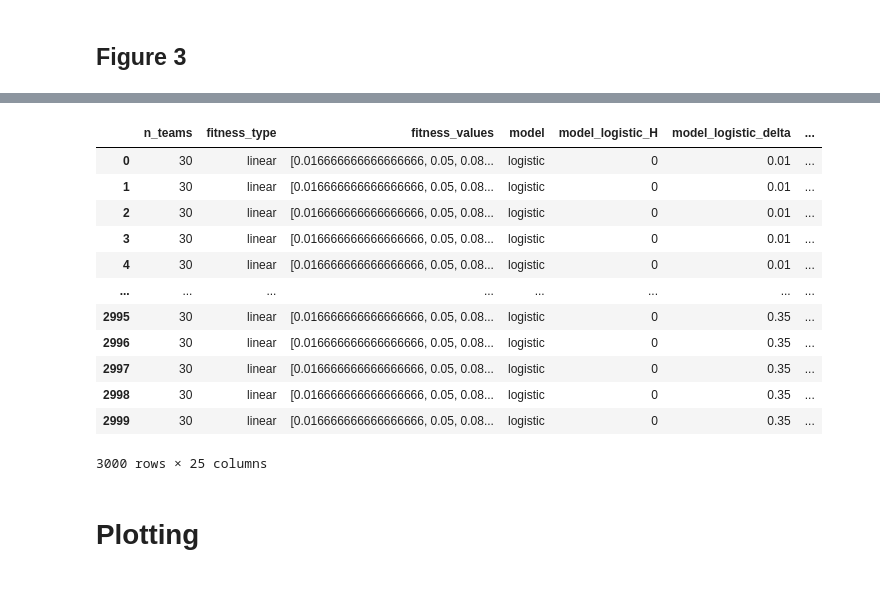
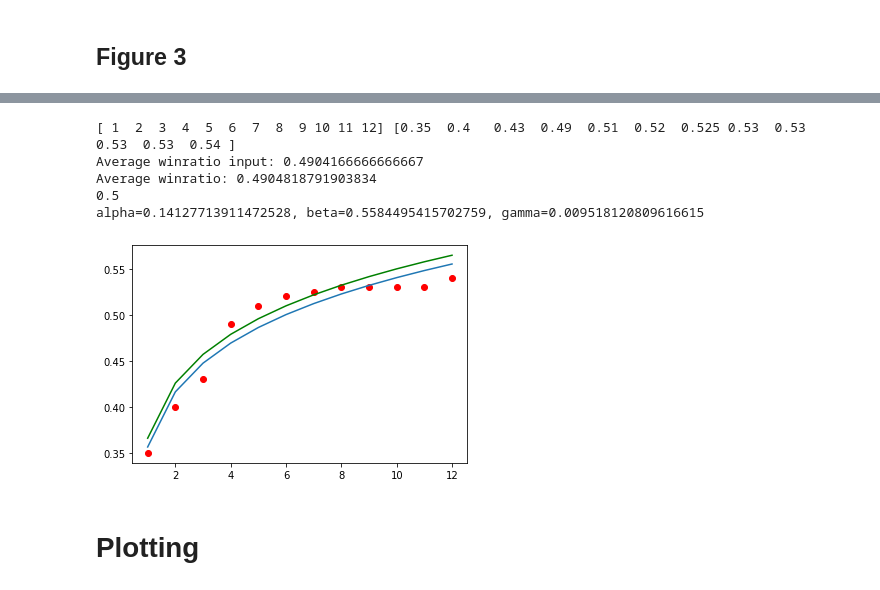
Before and after one commit to nicolas-kuechler/eth-sports-networks-2021, a Jupyter notebook: project.ipynb, the cells around one changed output, grey strips where cells are left out. Drawn from its saved outputs; the diff is of its cells as text; code cells hidden in the pictures.

Commit message:
Intermediate commit Add start of fitness level fitting

```diff
--- a/project.ipynb
+++ b/project.ipynb
@@ -436,16 +434,0 @@ TypeError: 'Series' object is not callable
-# %%
-display(df)
-# %% [output]
-|  | n_teams | fitness_type | fitness_values | model | model_logistic_H | model_logistic_delta | ... |
-| 0 | 30 | linear | [0.016666666666666666, 0.05, 0.08... | logistic | 0 | 0.01 | ... |
-| 1 | 30 | linear | [0.016666666666666666, 0.05, 0.08... | logistic | 0 | 0.01 | ... |
-| 2 | 30 | linear | [0.016666666666666666, 0.05, 0.08... | logistic | 0 | 0.01 | ... |
-| 3 | 30 | linear | [0.016666666666666666, 0.05, 0.08... | logistic | 0 | 0.01 | ... |
-| 4 | 30 | linear | [0.016666666666666666, 0.05, 0.08... | logistic | 0 | 0.01 | ... |
-| ... | ... | ... | ... | ... | ... | ... | ... |
-| 2995 | 30 | linear | [0.016666666666666666, 0.05, 0.08... | logistic | 0 | 0.35 | ... |
-| 2996 | 30 | linear | [0.016666666666666666, 0.05, 0.08... | logistic | 0 | 0.35 | ... |
-| 2997 | 30 | linear | [0.016666666666666666, 0.05, 0.08... | logistic | 0 | 0.35 | ... |
-| 2998 | 30 | linear | [0.016666666666666666, 0.05, 0.08... | logistic | 0 | 0.35 | ... |
-| 2999 | 30 | linear | [0.016666666666666666, 0.05, 0.08... | logistic | 0 | 0.35 | ... |
-3000 rows × 25 columns
@@ -451,0 +466,64 @@ display(df)
+# %%
+def nonlinear_fitness_model(theta, i, N, gamma=0.0):
+    """
+    N is fixed
+    gamma is set after tweaking alpha and beta to normalize.
+    """
+    alpha, beta = theta[0], theta[1]
+    # print(alpha, beta)
+    return beta * np.power((i - 0.5) / N, alpha) + gamma
+    # return theta[0] / (1 + np.exp(- theta[1] * (t - theta[2])))
+
+
+def fit_nonlinear_model(df, visualize=False):
+
+    # Prepare datapoints
+    N = df['rank'].count()
+    X = df['rank'].values
+    Y = df['win_ratio'].values
+    def fun(theta):
+        return nonlinear_fitness_model(theta, X, N) - Y
+
+    theta0 = [0.5,2]
+    result = least_squares(fun, theta0)
+    result_theta = result.x
+
+    if visualize:
+        plt.scatter(X, Y, color="red")
+        plt.plot(X, [nonlinear_fitness_model(result_theta, t, N) for t in X])
+        print(f"Average winratio input: {np.sum(Y) / N}")
+        print(f"Average winratio: {np.sum([nonlinear_fitness_model(result_theta, t, N) for t in X]) / N}")
+
+    # Normalize gamma
+    gamma = determine_gamma(result.x[0], result.x[1], N)
+    if np.abs(gamma) > 0.01:
+        print(f"WARNING: Input data was generated such that gamma does not hold! (gamma={gamma}")
+
+    if visualize:
+        print(np.sum([nonlinear_fitness_model(result_theta, t, N, gamma) for t in X]) / N)
+        plt.plot(X, [nonlinear_fitness_model(result_theta, t, N, gamma) for t in X], color='green')
+
+        print(f"alpha={result_theta[0]}, beta={result_theta[1]}, gamma={gamma}")
+
+    return result_theta[0], result_theta[1], gamma
+
+_, _, _ = fit_nonlinear_model(data, visualize=True)
+
+
+# dummy data generation
+# ts = np.linspace(1, 12)
+# N = len(ts)
+# alpha = 0.6; beta = 3.18; gamma=0.2; noise = 0.1
+# ys = nonlinear_fitness_model([alpha, beta], ts, N, gamma) + noise * np.random.rand(ts.shape[0])
+#
+# fit_nonlinear_model(pd.DataFrame({
+#     'rank': ts,
+#     'win_ratio': ys
+# }))
+# %% [output]
+[ 1  2  3  4  5  6  7  8  9 10 11 12] [0.35  0.4   0.43  0.49  0.51  0.52  0.525 0.53  0.53  0.53  0.53  0.54 ]
+Average winratio input: 0.4904166666666667
+Average winratio: 0.4904818791903834
+0.5
+alpha=0.14127713911472528, beta=0.5584495415702759, gamma=0.009518120809616615
+[figure, added]
```
Also changed, not shown: parts of 10 cells of this notebook, 2 other files.
